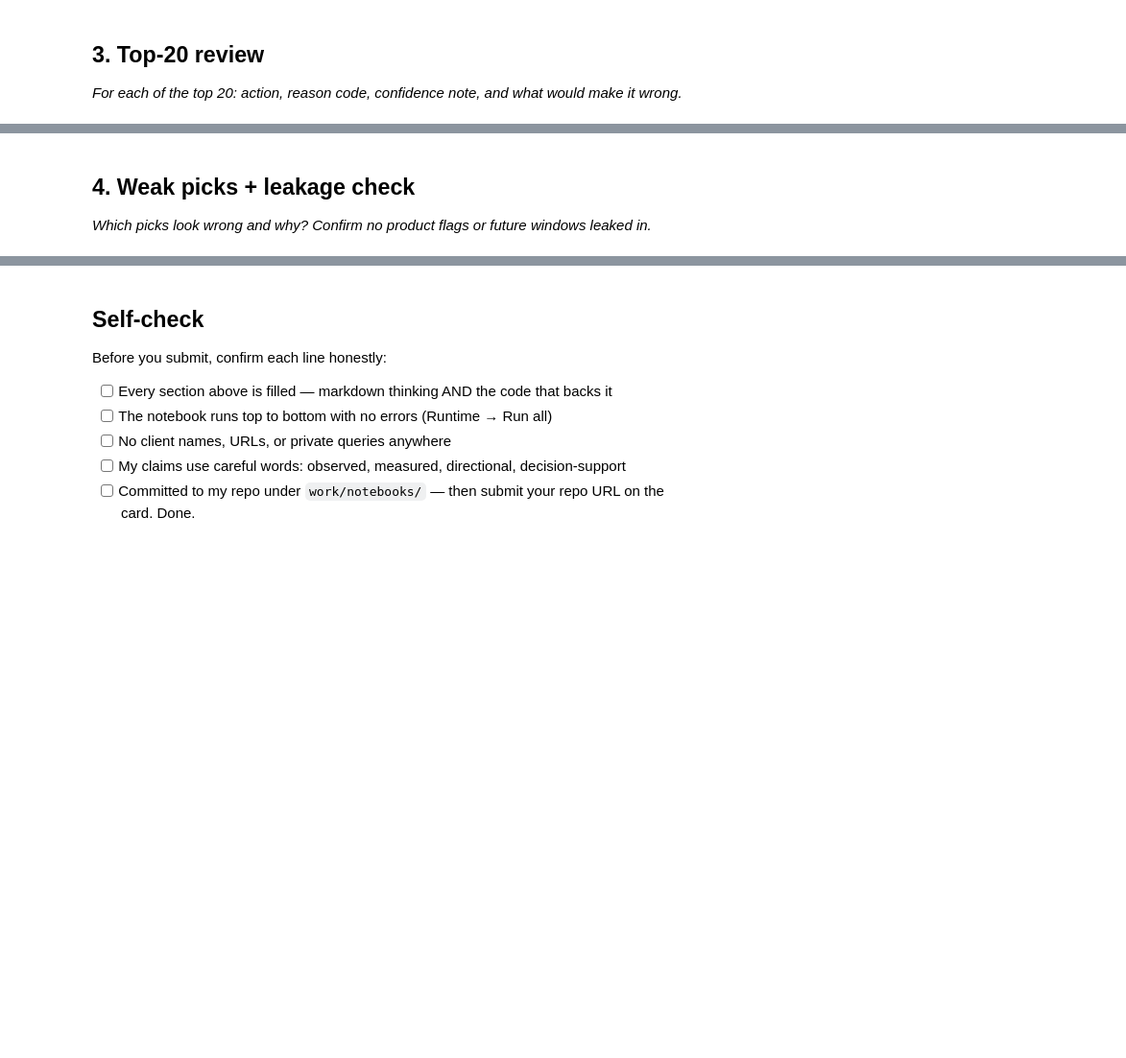
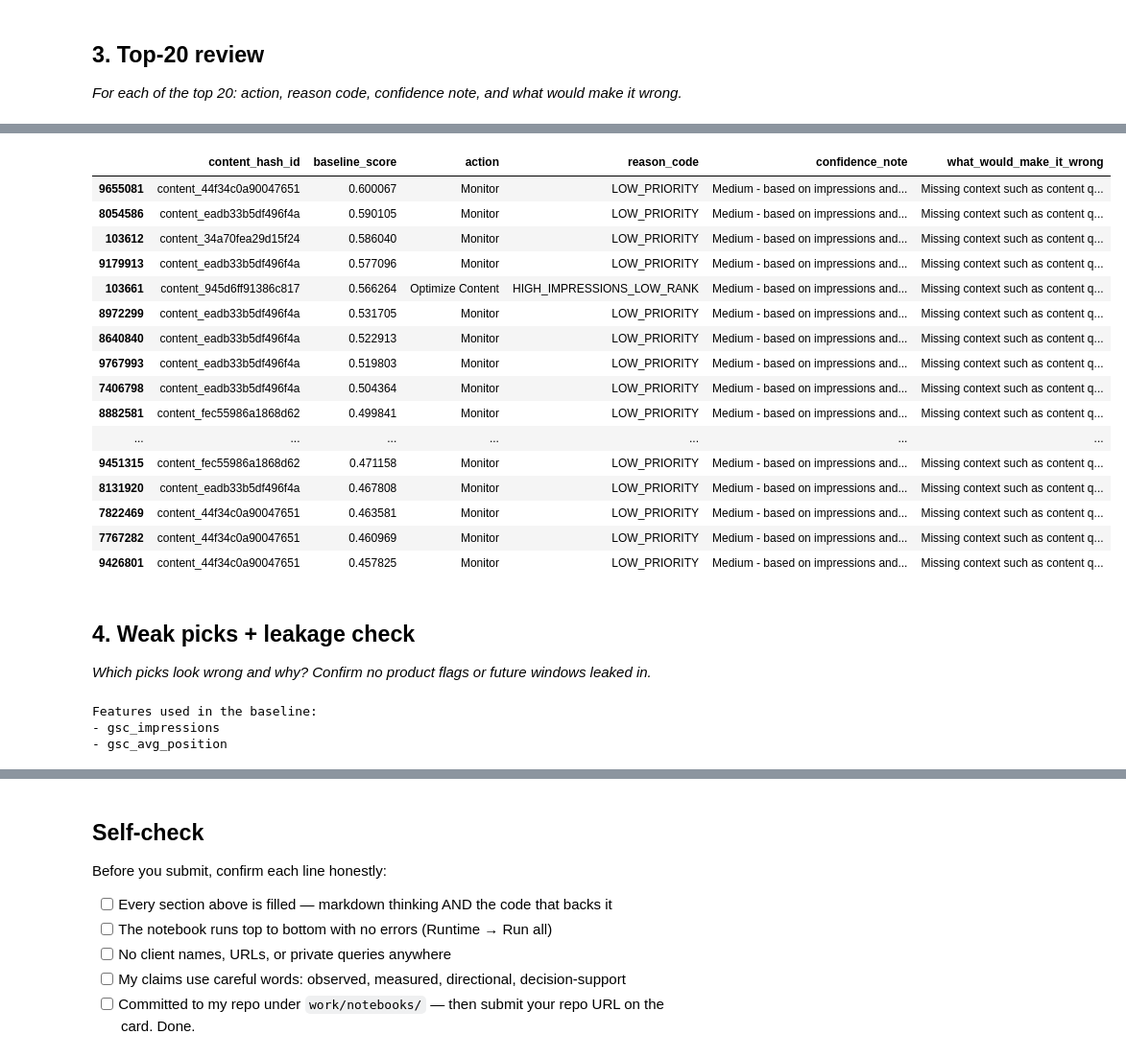
Before and after one commit to hapepaAhmed/my-capstone-project, a Jupyter notebook: work/notebooks/w04_baseline_score.ipynb, the cells around one changed output, grey strips where cells are left out. Shown at 96% size. Cells and saved outputs as stored; diff of their text form; code cells hidden in the pictures; blank space fills up the shorter version.

```diff
--- a/work/notebooks/w04_baseline_score.ipynb
+++ b/work/notebooks/w04_baseline_score.ipynb
@@ -8,0 +18,9 @@ This skeleton is yours to fill. Work the sections **in order** — each one has
+# %%
+HF_TOKEN = userdata.get("HF_TOKEN")
+# %%
+parquet_path = hf_hub_download(
+    repo_id="FlyRank/internship-warehouse",
+    repo_type="dataset",
+    filename="fact_content_daily_performance/month=2026-03/data_0.parquet",
+    token=HF_TOKEN,
+)
@@ -8,0 +29,5 @@ This skeleton is yours to fill. Work the sections **in order** — each one has
+# %%
+df = pd.read_parquet(parquet_path)
+
+print(df.shape)
+df.head()
@@ -29,0 +135,10 @@ This skeleton is yours to fill. Work the sections **in order** — each one has
+# %%
+# Select the top 20 ranked pages
+top20 = baseline.head(20)
+
+top20[[
+    "content_hash_id",
+    "baseline_score",
+    "action",
+    "reason_code"
+]]
@@ -30,3 +163,38 @@ This skeleton is yours to fill. Work the sections **in order** — each one has
+# %%
+top20_review = top20[[
+    "content_hash_id",
+    "baseline_score",
+    "action",
+    "reason_code"
+]].copy()
+
+top20_review["confidence_note"] = (
+    "Medium - based on impressions and average position only."
+)
+
+top20_review["what_would_make_it_wrong"] = (
+    "Missing context such as content quality, seasonality, or recent ranking changes."
+)
+
+top20_review
+# %% [output]
+|  | content_hash_id | baseline_score | action | reason_code | confidence_note | what_would_make_it_wrong |
+| 9655081 | content_44f34c0a90047651 | 0.600067 | Monitor | LOW_PRIORITY | Medium - based on impressions and... | Missing context such as content q... |
+| 8054586 | content_eadb33b5df496f4a | 0.590105 | Monitor | LOW_PRIORITY | Medium - based on impressions and... | Missing context such as content q... |
+| 103612 | content_34a70fea29d15f24 | 0.586040 | Monitor | LOW_PRIORITY | Medium - based on impressions and... | Missing context such as content q... |
+| 9179913 | content_eadb33b5df496f4a | 0.577096 | Monitor | LOW_PRIORITY | Medium - based on impressions and... | Missing context such as content q... |
+| 103661 | content_945d6ff91386c817 | 0.566264 | Optimize Content | HIGH_IMPRESSIONS_LOW_RANK | Medium - based on impressions and... | Missing context such as content q... |
+| 8972299 | content_eadb33b5df496f4a | 0.531705 | Monitor | LOW_PRIORITY | Medium - based on impressions and... | Missing context such as content q... |
+| 8640840 | content_eadb33b5df496f4a | 0.522913 | Monitor | LOW_PRIORITY | Medium - based on impressions and... | Missing context such as content q... |
+| 9767993 | content_eadb33b5df496f4a | 0.519803 | Monitor | LOW_PRIORITY | Medium - based on impressions and... | Missing context such as content q... |
+| 7406798 | content_eadb33b5df496f4a | 0.504364 | Monitor | LOW_PRIORITY | Medium - based on impressions and... | Missing context such as content q... |
+| 8882581 | content_fec55986a1868d62 | 0.499841 | Monitor | LOW_PRIORITY | Medium - based on impressions and... | Missing context such as content q... |
+| ... | ... | ... | ... | ... | ... | ... |
+| 9451315 | content_fec55986a1868d62 | 0.471158 | Monitor | LOW_PRIORITY | Medium - based on impressions and... | Missing context such as content q... |
+| 8131920 | content_eadb33b5df496f4a | 0.467808 | Monitor | LOW_PRIORITY | Medium - based on impressions and... | Missing context such as content q... |
+| 7822469 | content_44f34c0a90047651 | 0.463581 | Monitor | LOW_PRIORITY | Medium - based on impressions and... | Missing context such as content q... |
+| 7767282 | content_44f34c0a90047651 | 0.460969 | Monitor | LOW_PRIORITY | Medium - based on impressions and... | Missing context such as content q... |
+| 9426801 | content_44f34c0a90047651 | 0.457825 | Monitor | LOW_PRIORITY | Medium - based on impressions and... | Missing context such as content q... |
 # %% [markdown]
 ## 4. Weak picks + leakage check
 
@@ -36,0 +202,14 @@ This skeleton is yours to fill. Work the sections **in order** — each one has
+# %%
+# Features used in the baseline rule
+used_features = [
+    "gsc_impressions",
+    "gsc_avg_position"
+]
+
+print("Features used in the baseline:")
+for feature in used_features:
+    print("-", feature)
+# %% [output]
+Features used in the baseline:
+- gsc_impressions
+- gsc_avg_position
```
Also changed, not shown: parts of 13 cells of this notebook.
